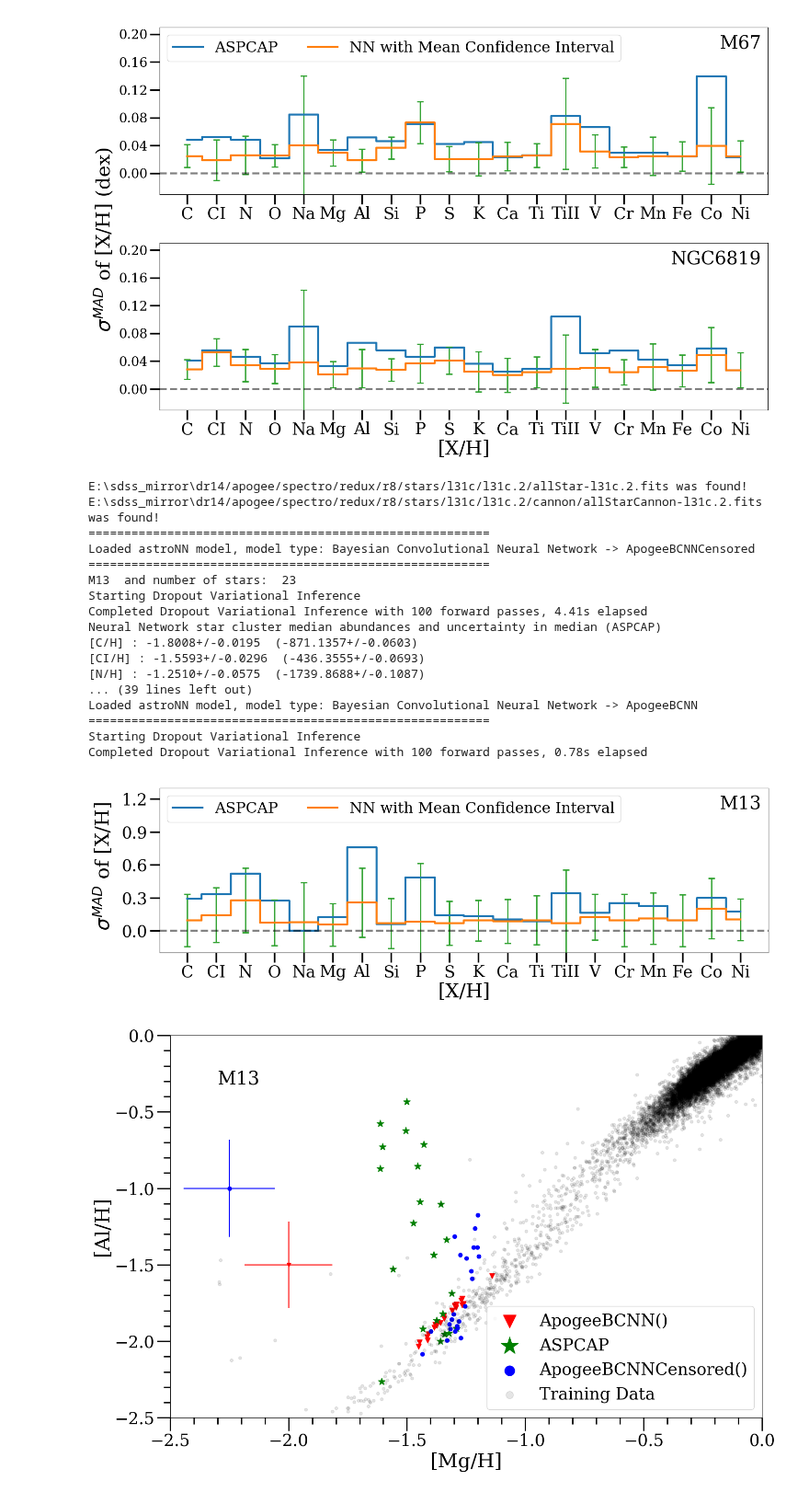
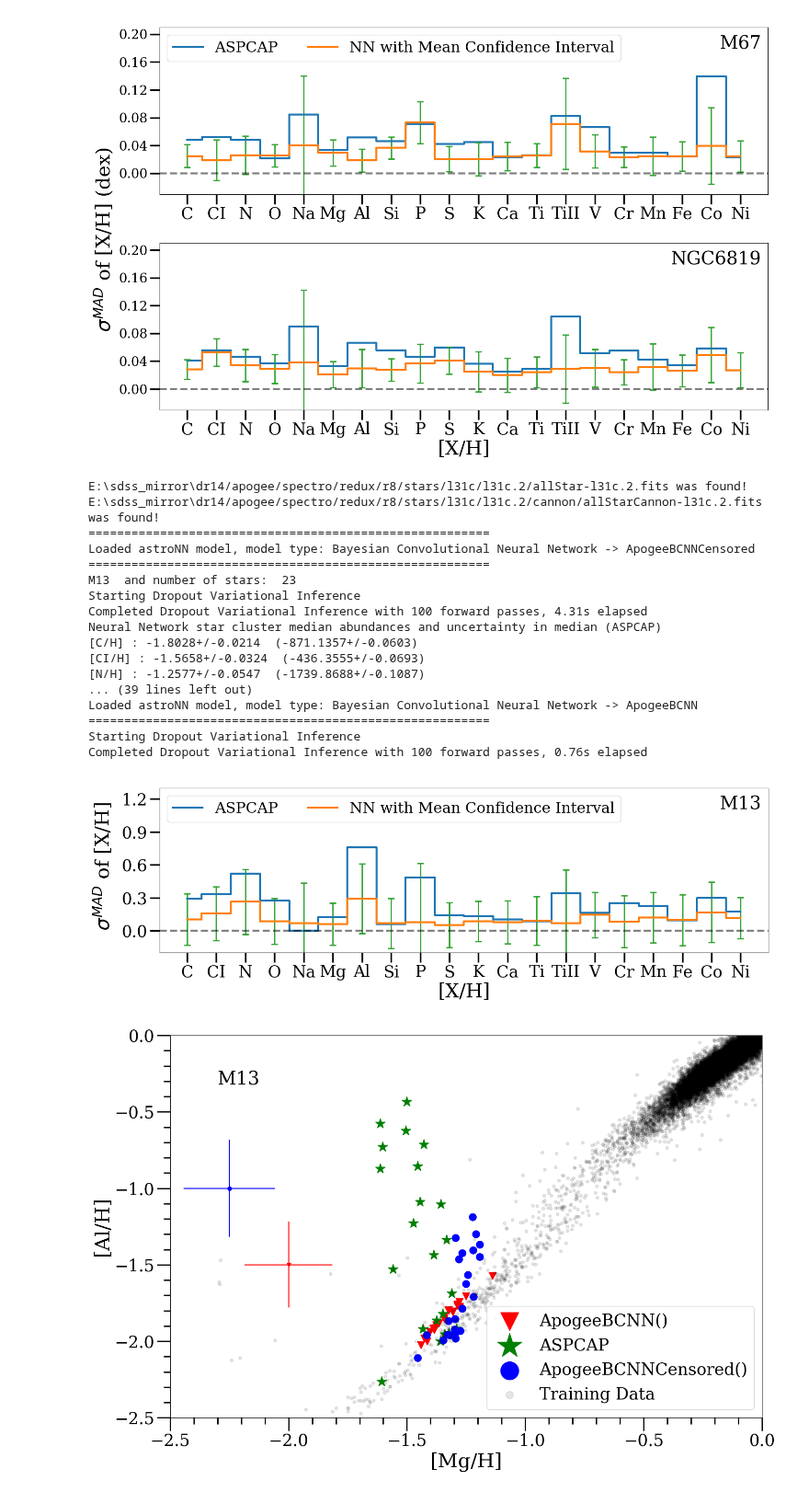
Before and after one commit to henrysky/astroNN_spectra_paper_figures, a Jupyter notebook: Open_Globular_Cluster_Benchmark.ipynb, the cells around one changed output. Shown at 92% size. Drawn from its saved outputs; the diff is of its cells as text; code cells hidden in the pictures.

```diff
--- a/Open_Globular_Cluster_Benchmark.ipynb
+++ b/Open_Globular_Cluster_Benchmark.ipynb
@@ -351,41 +351,41 @@ f.savefig('m13.pdf')
 
 f, ax = plt.subplots(1, figsize=(15,10), dpi=100)
 ax.annotate("M13", xy=(0.08,0.87),xycoords='axes fraction', fontsize=28)
-ax.scatter(pred_full[:,7], pred_full[:,8], rasterized=True, label='ApogeeBCNN()', s=60., marker='v', color='red')
-ax.scatter(aspcap_result[:, 5], aspcap_result[:, 6], rasterized=True, label='ASPCAP', s=120., marker='*', color='green')
-ax.scatter(pred[:,7], pred[:,8], rasterized=True, label='ApogeeBCNNCensored()', color='blue')
+ax.scatter(pred_full[:,7], pred_full[:,8], rasterized=True, label='ApogeeBCNN()', s=120., marker='v', color='red')
+ax.scatter(aspcap_result[:, 5], aspcap_result[:, 6], rasterized=True, label='ASPCAP', s=240., marker='*', color='green')
+ax.scatter(pred[:,7], pred[:,8], rasterized=True, label='ApogeeBCNNCensored()', s=120., color='blue')
 ax.scatter(y[:,0], y[:,1], rasterized=True, label='Training Data', s=20., c='k', alpha=0.1)
 # ax.scatter(cannon_result_mg, cannon_result_al, marker='v', alpha=0.8, label='Cannon DR14')
 ax.tick_params(labelsize=25, width=2, length=20, which='major')
 ax.tick_params(width=2, length=10, which='minor')
 ax.minorticks_on()
 ax.set_xlim((-2.5,-0.0))
 ax.set_ylim((-2.5,-0.0))
 ax.legend(loc='lower right', fontsize=25, markerscale=2.5)
 ax.set_xlabel("[Mg/H]", fontsize=30)
 ax.set_ylabel("[Al/H]", fontsize=30)
 ax.errorbar(-2.25, -1.0, xerr=np.mean(pred_err['total'][:,7]), yerr=np.mean(pred_err['total'][:,8]), rasterized=True, marker='o', color='blue')
 ax.errorbar(-2., -1.5, xerr=np.mean(pred_full_err['total'][:,7]), yerr=np.mean(pred_full_err['total'][:,8]), rasterized=True, marker='v', color='red')
 
 f.tight_layout()
 f.savefig('m13_al_mg.pdf')
 # %% [output]
 E:\sdss_mirror\dr14/apogee/spectro/redux/r8/stars/l31c/l31c.2/allStar-l31c.2.fits was found!
 E:\sdss_mirror\dr14/apogee/spectro/redux/r8/stars/l31c/l31c.2/cannon/allStarCannon-l31c.2.fits was found!
 ========================================================
 Loaded astroNN model, model type: Bayesian Convolutional Neural Network -> ApogeeBCNNCensored
 ========================================================
 M13  and number of stars:  23
 Starting Dropout Variational Inference
-Completed Dropout Variational Inference with 100 forward passes, 4.41s elapsed
+Completed Dropout Variational Inference with 100 forward passes, 4.31s elapsed
 Neural Network star cluster median abundances and uncertainty in median (ASPCAP)
-[C/H] : -1.8008+/-0.0195  (-871.1357+/-0.0603)
-[CI/H] : -1.5593+/-0.0296  (-436.3555+/-0.0693)
-[N/H] : -1.2510+/-0.0575  (-1739.8688+/-0.1087)
+[C/H] : -1.8028+/-0.0214  (-871.1357+/-0.0603)
+[CI/H] : -1.5658+/-0.0324  (-436.3555+/-0.0693)
+[N/H] : -1.2577+/-0.0547  (-1739.8688+/-0.1087)
 ... (39 lines left out)
 Loaded astroNN model, model type: Bayesian Convolutional Neural Network -> ApogeeBCNN
 ========================================================
 Starting Dropout Variational Inference
-Completed Dropout Variational Inference with 100 forward passes, 0.78s elapsed
+Completed Dropout Variational Inference with 100 forward passes, 0.76s elapsed
-[figure, old version]
+[figure, new version]
-[figure, old version]
+[figure, new version]
```
Also changed, not shown: 1 other file.
